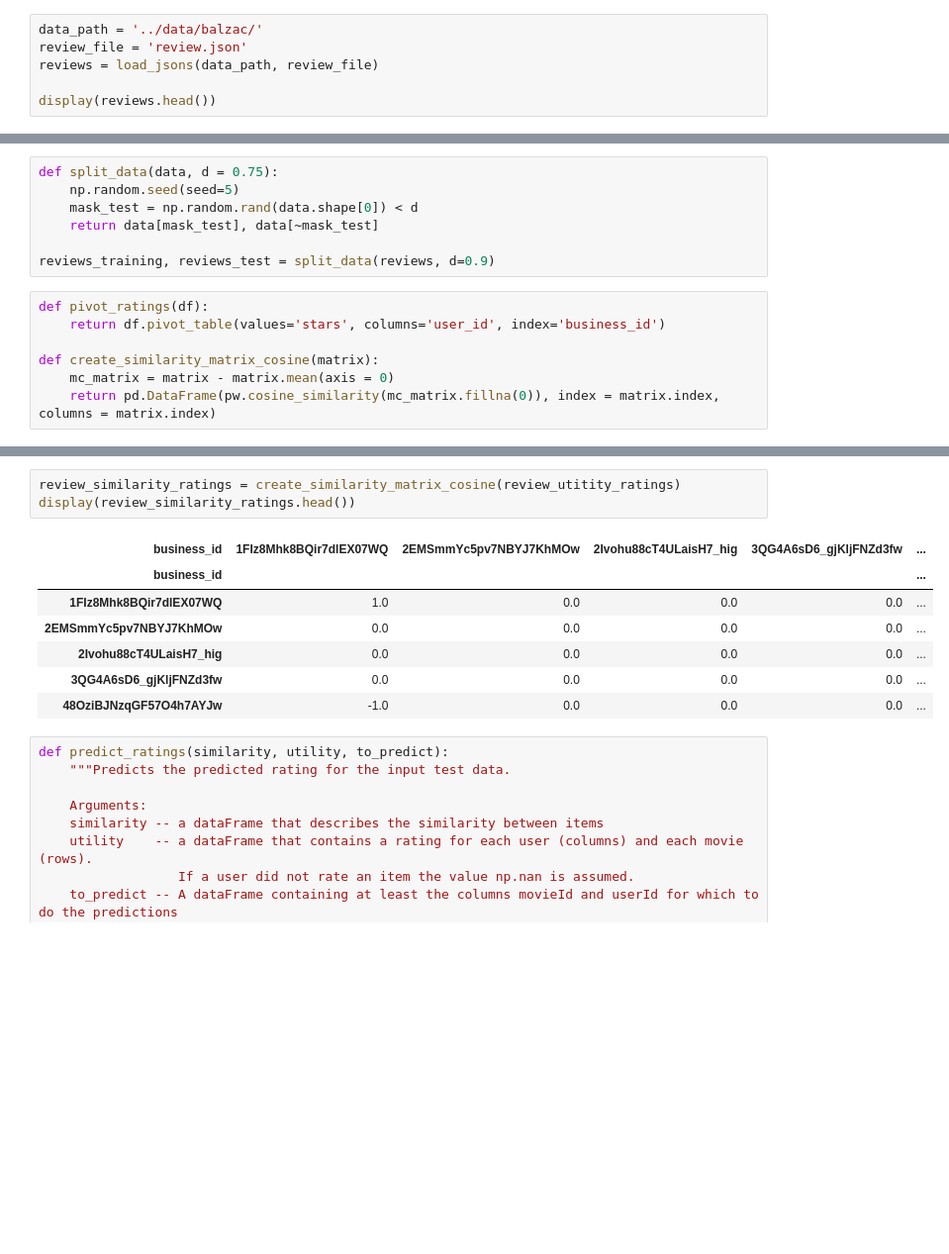
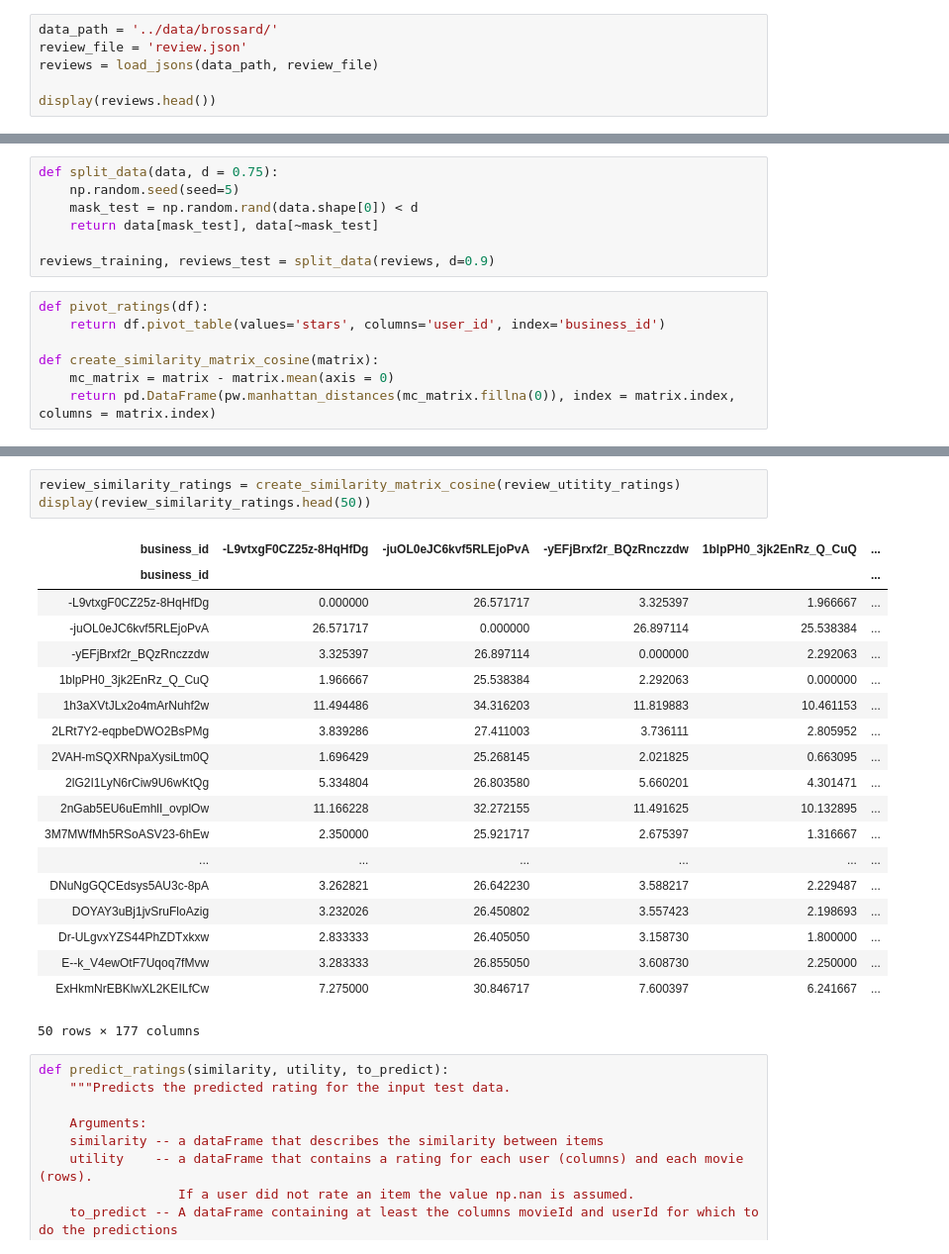
Before and after one commit to UhhBart/ci-yelp, a Jupyter notebook: Item based filtering.ipynb, the cells around one changed output, grey strips where cells are left out. Shown at 99% size. Saved outputs shown, nothing was run; the diff lists cells and outputs as text; blank space fills up the shorter version.

```diff
--- a/Item based filtering.ipynb
+++ b/Item based filtering.ipynb
@@ -16,7 +16,7 @@ def load_jsons(data_path, file):
         lines = [json.loads(json_line) for json_line in jsons]
     return pd.DataFrame(lines)
 # %%
-data_path = '../data/balzac/'
+data_path = '../data/brossard/'
 review_file = 'review.json'
 reviews = load_jsons(data_path, review_file)
 
@@ -41,7 +41,7 @@ def pivot_ratings(df):
 
 def create_similarity_matrix_cosine(matrix):
     mc_matrix = matrix - matrix.mean(axis = 0)
-    return pd.DataFrame(pw.cosine_similarity(mc_matrix.fillna(0)), index = matrix.index, columns = matrix.index)
+    return pd.DataFrame(pw.manhattan_distances(mc_matrix.fillna(0)), index = matrix.index, columns = matrix.index)
 # %%
 review_utitity_ratings = pivot_ratings(reviews_training)
 display(review_utitity_ratings.head())
@@ -57,14 +57,26 @@ display(review_utitity_ratings.head())
 # %%
 review_similarity_ratings = create_similarity_matrix_cosine(review_utitity_ratings)
-display(review_similarity_ratings.head())
+display(review_similarity_ratings.head(50))
 # %% [output]
-| business_id | 1FIz8Mhk8BQir7dlEX07WQ | 2EMSmmYc5pv7NBYJ7KhMOw | 2Ivohu88cT4ULaisH7_hig | 3QG4A6sD6_gjKljFNZd3fw | ... |
+| business_id | -L9vtxgF0CZ25z-8HqHfDg | -juOL0eJC6kvf5RLEjoPvA | -yEFjBrxf2r_BQzRnczzdw | 1blpPH0_3jk2EnRz_Q_CuQ | ... |
 | business_id |  |  |  |  | ... |
-| 1FIz8Mhk8BQir7dlEX07WQ | 1.0 | 0.0 | 0.0 | 0.0 | ... |
-| 2EMSmmYc5pv7NBYJ7KhMOw | 0.0 | 0.0 | 0.0 | 0.0 | ... |
-| 2Ivohu88cT4ULaisH7_hig | 0.0 | 0.0 | 0.0 | 0.0 | ... |
-| 3QG4A6sD6_gjKljFNZd3fw | 0.0 | 0.0 | 0.0 | 0.0 | ... |
-| 48OziBJNzqGF57O4h7AYJw | -1.0 | 0.0 | 0.0 | 0.0 | ... |
+| -L9vtxgF0CZ25z-8HqHfDg | 0.000000 | 26.571717 | 3.325397 | 1.966667 | ... |
+| -juOL0eJC6kvf5RLEjoPvA | 26.571717 | 0.000000 | 26.897114 | 25.538384 | ... |
+| -yEFjBrxf2r_BQzRnczzdw | 3.325397 | 26.897114 | 0.000000 | 2.292063 | ... |
+| 1blpPH0_3jk2EnRz_Q_CuQ | 1.966667 | 25.538384 | 2.292063 | 0.000000 | ... |
+| 1h3aXVtJLx2o4mArNuhf2w | 11.494486 | 34.316203 | 11.819883 | 10.461153 | ... |
+| 2LRt7Y2-eqpbeDWO2BsPMg | 3.839286 | 27.411003 | 3.736111 | 2.805952 | ... |
+| 2VAH-mSQXRNpaXysiLtm0Q | 1.696429 | 25.268145 | 2.021825 | 0.663095 | ... |
+| 2lG2I1LyN6rCiw9U6wKtQg | 5.334804 | 26.803580 | 5.660201 | 4.301471 | ... |
+| 2nGab5EU6uEmhlI_ovplOw | 11.166228 | 32.272155 | 11.491625 | 10.132895 | ... |
+| 3M7MWfMh5RSoASV23-6hEw | 2.350000 | 25.921717 | 2.675397 | 1.316667 | ... |
+| ... | ... | ... | ... | ... | ... |
+| DNuNgGQCEdsys5AU3c-8pA | 3.262821 | 26.642230 | 3.588217 | 2.229487 | ... |
+| DOYAY3uBj1jvSruFloAzig | 3.232026 | 26.450802 | 3.557423 | 2.198693 | ... |
+| Dr-ULgvxYZS44PhZDTxkxw | 2.833333 | 26.405050 | 3.158730 | 1.800000 | ... |
+| E--k_V4ewOtF7Uqoq7fMvw | 3.283333 | 26.855050 | 3.608730 | 2.250000 | ... |
+| ExHkmNrEBKlwXL2KEILfCw | 7.275000 | 30.846717 | 7.600397 | 6.241667 | ... |
+50 rows × 177 columns
 # %%
 def predict_ratings(similarity, utility, to_predict):
     """Predicts the predicted rating for the input test data.
```
Also changed, not shown: parts of 3 cells of this notebook.
